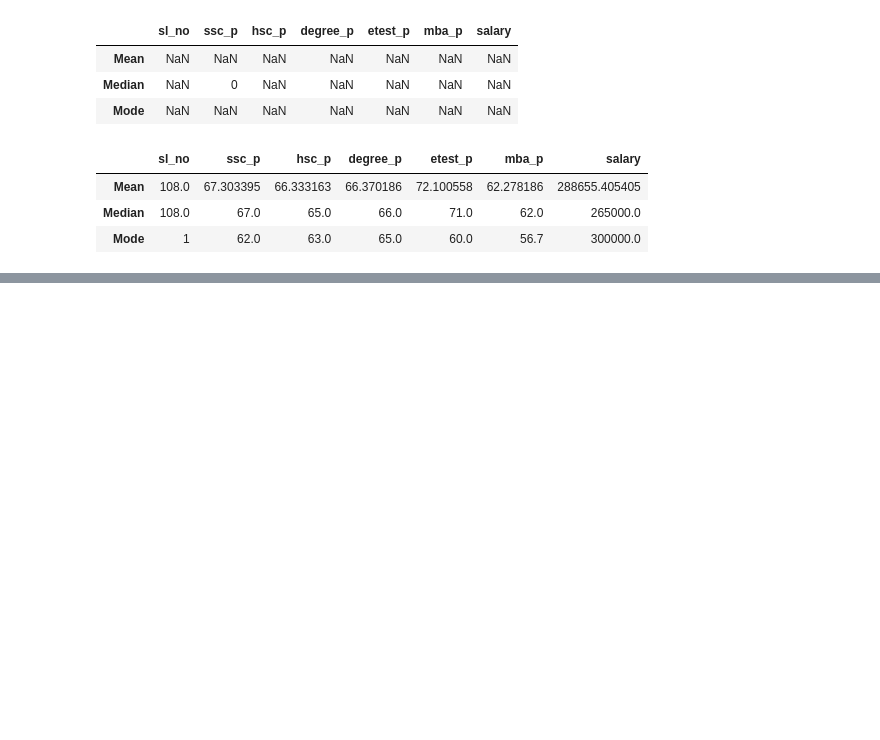
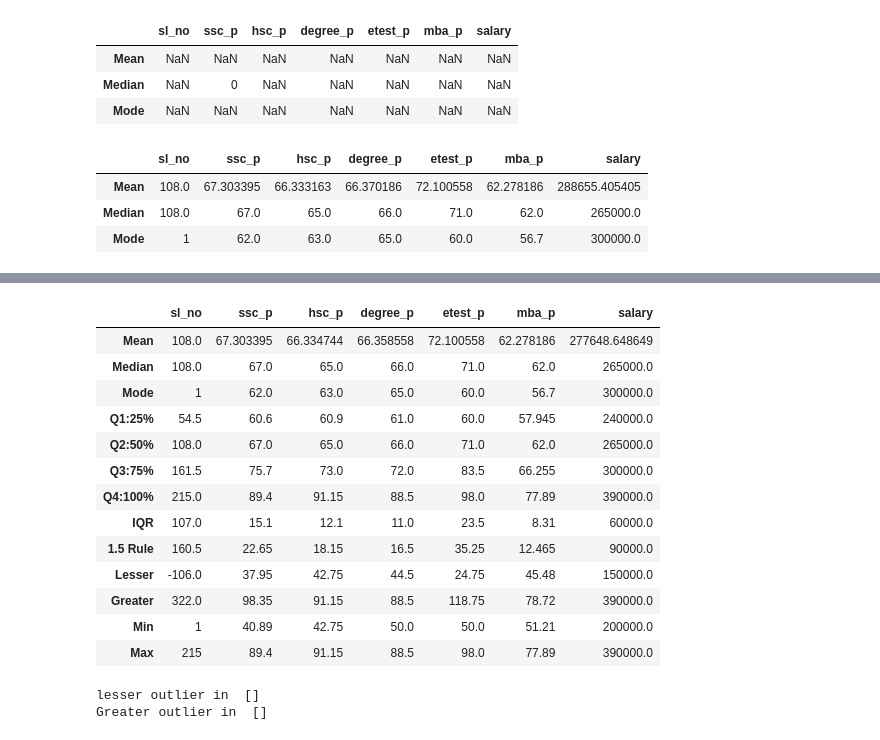
Before and after one commit to kanmanigit/DataScience_Univariate_Bivariate_Analysis, a Jupyter notebook: 1.Central_Tendency/1.central_tendency.ipynb, the cells around one changed output, grey strips where cells are left out. Drawn from its saved outputs; the diff is of its cells as text; code cells hidden in the pictures; blank space fills up the shorter version.

```diff
--- a/1.Central_Tendency/1.central_tendency.ipynb
+++ b/1.Central_Tendency/1.central_tendency.ipynb
@@ -220,0 +294,14 @@ table
+# %%
+#Finding if any lesser and Greater outliers:
+
+lesser=[]
+greater=[]
+for quan_column_name in quan:
+    if table.loc["Min",quan_column_name]<table.loc["Lesser",quan_column_name]:
+        lesser.append(quan_column_name)
+
+    if table.loc["Max",quan_column_name]>table.loc["Greater",quan_column_name]:
+        greater.append(quan_column_name)
+
+print("lesser outlier in ",lesser)
+print("Greater outlier in ",greater)
@@ -220,0 +311,11 @@ table
+# %%
+# To replace the outliers with the "Range" in the original dataset"
+
+for columnname in lesser:
+    #dataset[columnname][dataset[columnname]<table.loc["Lesser",columnname]]=table.loc["Lesser",columnname]
+    dataset.loc[dataset[columnname]<table.loc["Lesser",columnname],columnname]=table.loc["Lesser",columnname]
+
+
+for columnname in greater:
+    #dataset[columnname][dataset[columnname]>table.loc["Greater",columnname]]=table.loc["Greater",columnname]
+    dataset.loc[dataset[columnname]>table.loc["Greater",columnname],columnname]=table.loc["Greater",columnname]
@@ -220,0 +338,51 @@ table
+# %%
+# rerun the univariate after replacing the outlier with the range
+
+table=pd.DataFrame(index=["Mean","Median","Mode","Q1:25%","Q2:50%","Q3:75%","Q4:100%","IQR","1.5 Rule","Lesser","Greater","Min","Max"],columns=quan)
+for quan_column_name in quan:
+    table.loc["Mean",quan_column_name]=dataset[quan_column_name].mean()
+    table.loc["Median",quan_column_name]=dataset[quan_column_name].median()
+    table.loc["Mode",quan_column_name]=dataset[quan_column_name].mode()[0]
+    table.loc["Q1:25%",quan_column_name] =dataset.describe()[quan_column_name]["25%"]
+    table.loc["Q2:50%",quan_column_name]=dataset.describe()[quan_column_name]["50%"]
+    table.loc["Q3:75%",quan_column_name]=dataset.describe()[quan_column_name]["75%"]
+    table.loc["Q4:100%",quan_column_name]=dataset.describe()[quan_column_name]["max"]
+    table.loc["IQR",quan_column_name]=table.loc["Q3:75%",quan_column_name]-table.loc["Q1:25%",quan_column_name]
+    table.loc["1.5 Rule",quan_column_name]=1.5*table.loc["IQR",quan_column_name]
+    table.loc["Lesser",quan_column_name]=table.loc["Q1:25%",quan_column_name]-table.loc["1.5 Rule",quan_column_name]
+    table.loc["Greater",quan_column_name]=table.loc["Q3:75%",quan_column_name]+table.loc["1.5 Rule",quan_column_name]
+    table.loc["Min",quan_column_name]=dataset[quan_column_name].min()
+    table.loc["Max",quan_column_name]=dataset[quan_column_name].max()
+# %%
+table
+# %% [output]
+|  | sl_no | ssc_p | hsc_p | degree_p | etest_p | mba_p | salary |
+| Mean | 108.0 | 67.303395 | 66.334744 | 66.358558 | 72.100558 | 62.278186 | 277648.648649 |
+| Median | 108.0 | 67.0 | 65.0 | 66.0 | 71.0 | 62.0 | 265000.0 |
+| Mode | 1 | 62.0 | 63.0 | 65.0 | 60.0 | 56.7 | 300000.0 |
+| Q1:25% | 54.5 | 60.6 | 60.9 | 61.0 | 60.0 | 57.945 | 240000.0 |
+| Q2:50% | 108.0 | 67.0 | 65.0 | 66.0 | 71.0 | 62.0 | 265000.0 |
+| Q3:75% | 161.5 | 75.7 | 73.0 | 72.0 | 83.5 | 66.255 | 300000.0 |
+| Q4:100% | 215.0 | 89.4 | 91.15 | 88.5 | 98.0 | 77.89 | 390000.0 |
+| IQR | 107.0 | 15.1 | 12.1 | 11.0 | 23.5 | 8.31 | 60000.0 |
+| 1.5 Rule | 160.5 | 22.65 | 18.15 | 16.5 | 35.25 | 12.465 | 90000.0 |
+| Lesser | -106.0 | 37.95 | 42.75 | 44.5 | 24.75 | 45.48 | 150000.0 |
+| Greater | 322.0 | 98.35 | 91.15 | 88.5 | 118.75 | 78.72 | 390000.0 |
+| Min | 1 | 40.89 | 42.75 | 50.0 | 50.0 | 51.21 | 200000.0 |
+| Max | 215 | 89.4 | 91.15 | 88.5 | 98.0 | 77.89 | 390000.0 |
+# %%
+# To verify the outliers are replaced by Ranges...
+
+lesser=[]
+greater=[]
+for quan_column_name in quan:
+    if table.loc["Min",quan_column_name]<table.loc["Lesser",quan_column_name]:
+        lesser.append(quan_column_name)
+    if table.loc["Max",quan_column_name]>table.loc["Greater",quan_column_name]:
+        greater.append(quan_column_name)
+
+print("lesser outlier in ",lesser)
+print("Greater outlier in ",greater)
+# %% [output]
+lesser outlier in  []
+Greater outlier in  []
```
Also changed, not shown: parts of 13 cells of this notebook.
